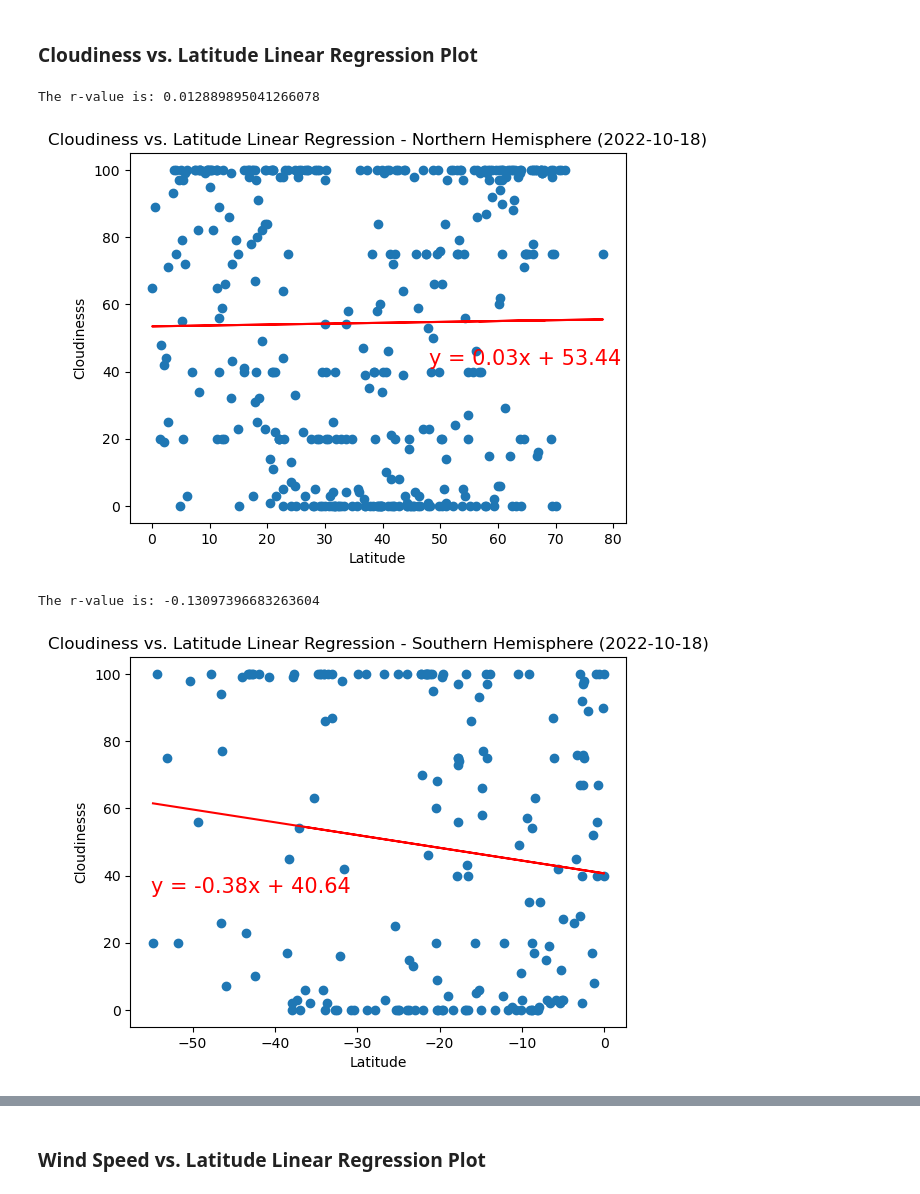
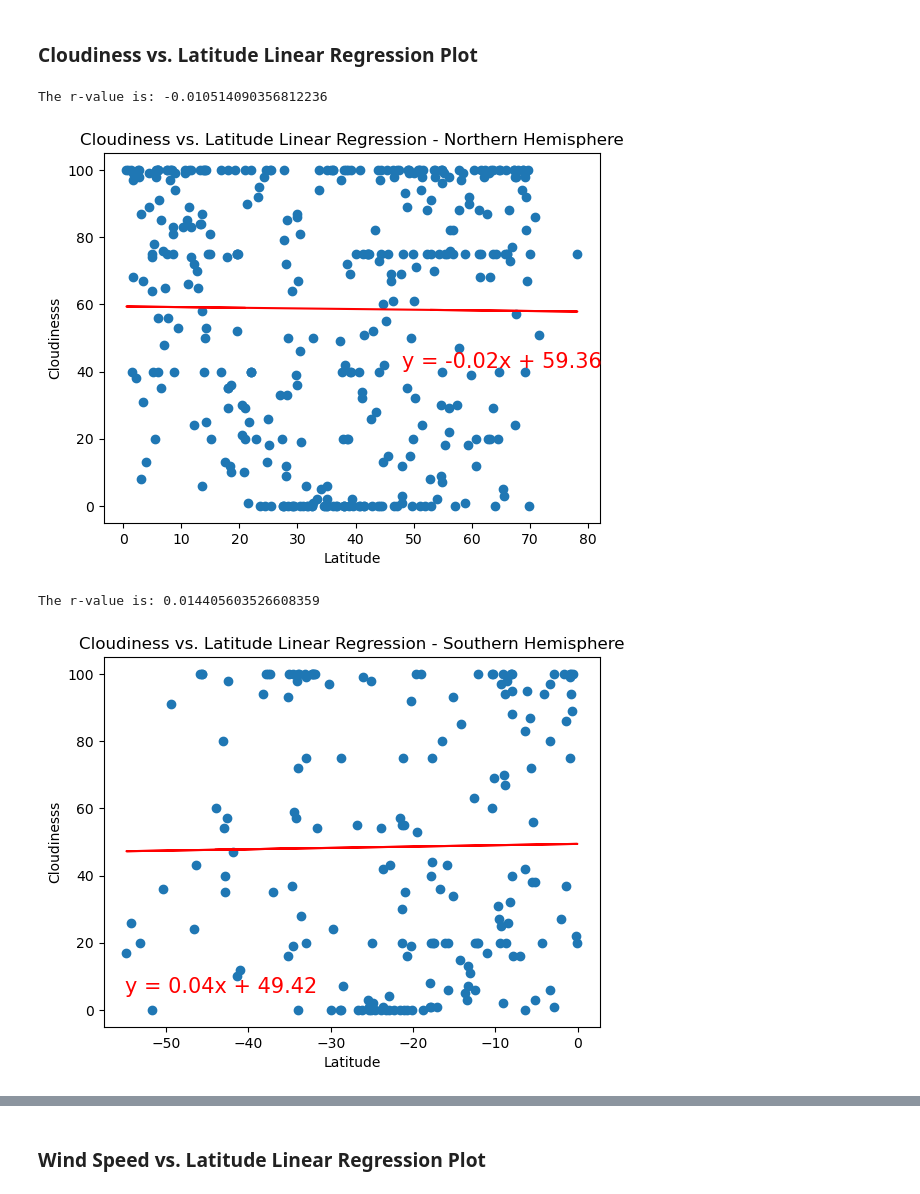
Before and after one commit to MichaelELeonard/Python-API-Challenge, a Jupyter notebook: WeatherPyWorking.ipynb, the cells around one changed output, grey strips where cells are left out. Saved outputs shown, nothing was run; the diff lists cells and outputs as text; code cells hidden in the pictures.

```diff
--- a/WeatherPyWorking.ipynb
+++ b/WeatherPyWorking.ipynb
@@ -429,29 +426,29 @@ The Humidity vs Latitude Linear Regression Plot for the Northern and Southern He
 # %%
 # Northern Hemisphere
 
 # Call Function Plot_Linear_Regression
 label = Plot_Linear_Regression (northern_hemi_df["Lat"], northern_hemi_df["Cloudiness"])
 
 plt.scatter(northern_hemi_df["Lat"], northern_hemi_df["Cloudiness"], marker="o")
 
 # Incorporate the other graph properties
-plt.annotate(label[0],(48,42),fontsize=15,color="red")
-plt.title("Cloudiness vs. Latitude Linear Regression - Northern Hemisphere (2022-10-18)")
+plt.annotate(label[0],(48,41),fontsize=15,color="red")
+plt.title("Cloudiness vs. Latitude Linear Regression - Northern Hemisphere")
 plt.ylabel("Cloudinesss")
 plt.xlabel("Latitude")
 plt.grid(False)
 
 #print r-value
 print(f"The r-value is: {label[1]}")
 
 # Save the figure
 plt.savefig("output_data/Fig09.png")
 
 # Show plot
 plt.show()
 # %% [output]
-The r-value is: 0.012889895041266078
+The r-value is: -0.010514090356812236
-[figure, old version]
+[figure, new version]
 # %%
 # Southern Hemisphere
 
@@ -461,8 +458,8 @@ label = Plot_Linear_Regression (southern_hemi_df["Lat"], southern_hemi_df["Cloud
 plt.scatter(southern_hemi_df["Lat"], southern_hemi_df["Cloudiness"], marker="o")
 
 # Incorporate the other graph properties
-plt.annotate(label[0],(-55,35),fontsize=15,color="red")
-plt.title("Cloudiness vs. Latitude Linear Regression - Southern Hemisphere (2022-10-18)")
+plt.annotate(label[0],(-55,5),fontsize=15,color="red")
+plt.title("Cloudiness vs. Latitude Linear Regression - Southern Hemisphere")
 plt.ylabel("Cloudinesss")
 plt.xlabel("Latitude")
 plt.grid(False)
@@ -476,5 +473,5 @@ plt.savefig("output_data/Fig10.png")
 # Show plot
 plt.show()
 # %% [output]
-The r-value is: -0.13097396683263604
+The r-value is: 0.014405603526608359
-[figure, old version]
+[figure, new version]
```
Also changed, not shown: parts of 20 cells of this notebook, 25 other files.
